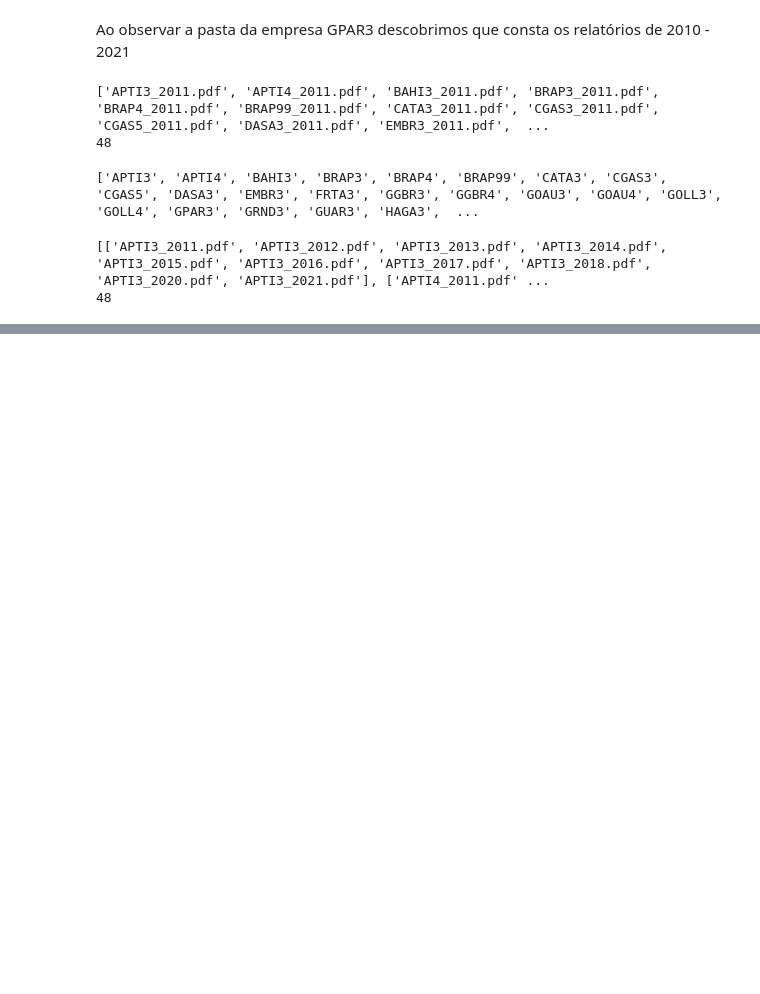
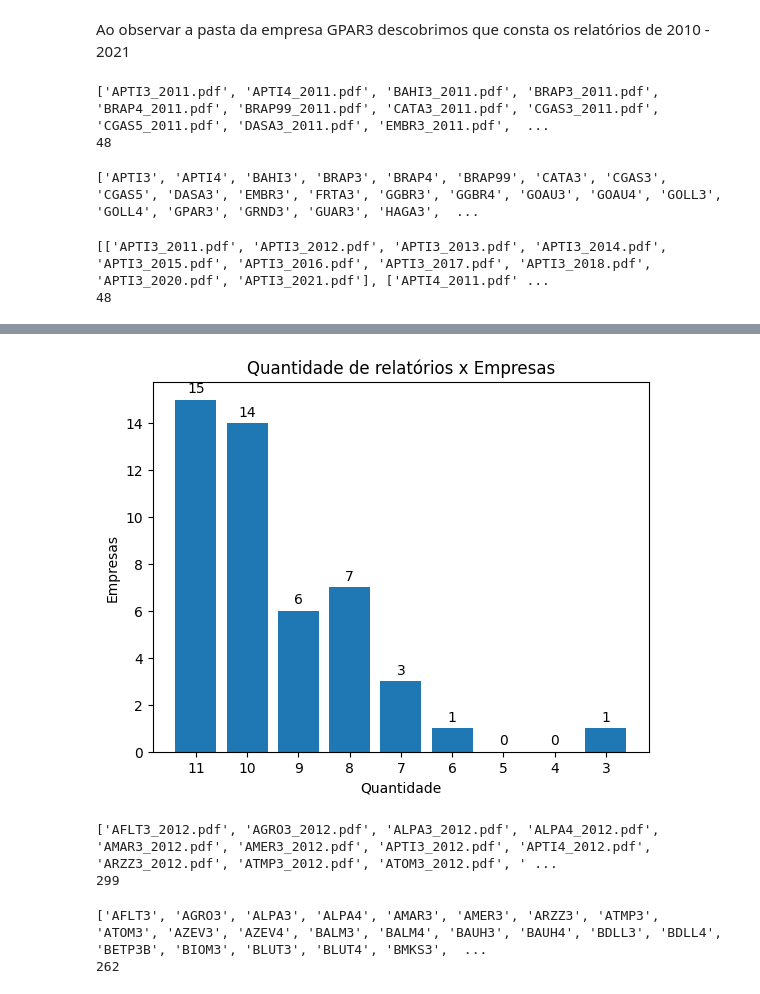
Before and after one commit to oziieljuniior/Work_Text, a Jupyter notebook: python_project/Relatorio_Data/relatorio_data1.ipynb, the cells around one changed output, grey strips where cells are left out. Cells and saved outputs as stored; diff of their text form; code cells hidden in the pictures; blank space fills up the shorter version.

```diff
--- a/python_project/Relatorio_Data/relatorio_data1.ipynb
+++ b/python_project/Relatorio_Data/relatorio_data1.ipynb
@@ -166,0 +198,24 @@ print(len(lista_de_empresas_2011))
+# %%
+#empresas com 10 relatorios
+quantidade_relatorios = 11
+empresas_2011r = []
+for i in range(quantidade_relatorios, 2, -1):
+    name = []
+    #print(name)
+    for pesquisa in lista_de_empresas_2011:
+        #print(pesquisa)
+        #print(len(pesquisa))
+        if i == len(pesquisa):
+            c = pesquisa[0].split("_")
+            name.append(c[0])
+    print("Empresas com ", i ,"relatórios")
+    print(name)
+    empresas_2011r.append(name)
+#print(empresas_2011r)
+
+grafico = []
+for i in empresas_2011r:
+    #print(len(i))
+    grafico.append(len(i))
+print(grafico)
+print(sum(grafico))
@@ -166,0 +243,49 @@ print(len(lista_de_empresas_2011))
+# %%
+#Gráfico gerado após análise
+fig, ax = plt.subplots()
+X = ["11", "10", '9', "8", "7",'6',"5","4","3"]
+rect1 = ax.bar(X, grafico)
+ax.set_ylabel('Empresas')
+ax.set_title("Quantidade de relatórios x Empresas")
+ax.set_xlabel('Quantidade')
+ax.bar_label(rect1, padding = 3)
+plt.show()
+# %% [output]
+[figure, added]
+# %%
+#Empresa 2012
+empresa_2012 = []
+names_empresas_2012 = []
+for name in lista:
+    #print(name)
+    org = name.split('_')
+    #print(org)
+    org2 = org[1].split('.')
+    #print(org2[0])
+    if org2[0] == '2012':
+        names_empresas_2012.append(org[0])
+        empresa_2012.append(name)
+print(empresa_2012)
+#o tamanho de anos deve ser igual a t
+print(len(empresa_2012))
+# %% [output]
+['AFLT3_2012.pdf', 'AGRO3_2012.pdf', 'ALPA3_2012.pdf', 'ALPA4_2012.pdf', 'AMAR3_2012.pdf', 'AMER3_2012.pdf', 'APTI3_2012.pdf', 'APTI4_2012.pdf', 'ARZZ3_2012.pdf', 'ATMP3_2012.pdf', 'ATOM3_2012.pdf', ' ...
+299
+# %%
+#print(names_empresas_2011)
+#print(names_empresas_2012)
+c = []
+
+for i in names_empresas_2012:
+    a = 0
+    for j in names_empresas_2011:
+        if i == j:
+            a += 1
+    if a == 0:
+        c.append(i)
+names_empresas_2012 = c
+print(names_empresas_2012)
+print(len(names_empresas_2012))
+# %% [output]
+['AFLT3', 'AGRO3', 'ALPA3', 'ALPA4', 'AMAR3', 'AMER3', 'ARZZ3', 'ATMP3', 'ATOM3', 'AZEV3', 'AZEV4', 'BALM3', 'BALM4', 'BAUH3', 'BAUH4', 'BDLL3', 'BDLL4', 'BETP3B', 'BIOM3', 'BLUT3', 'BLUT4', 'BMKS3',  ...
+262
```
Also changed, not shown: parts of 62 cells of this notebook, 15 other files.
